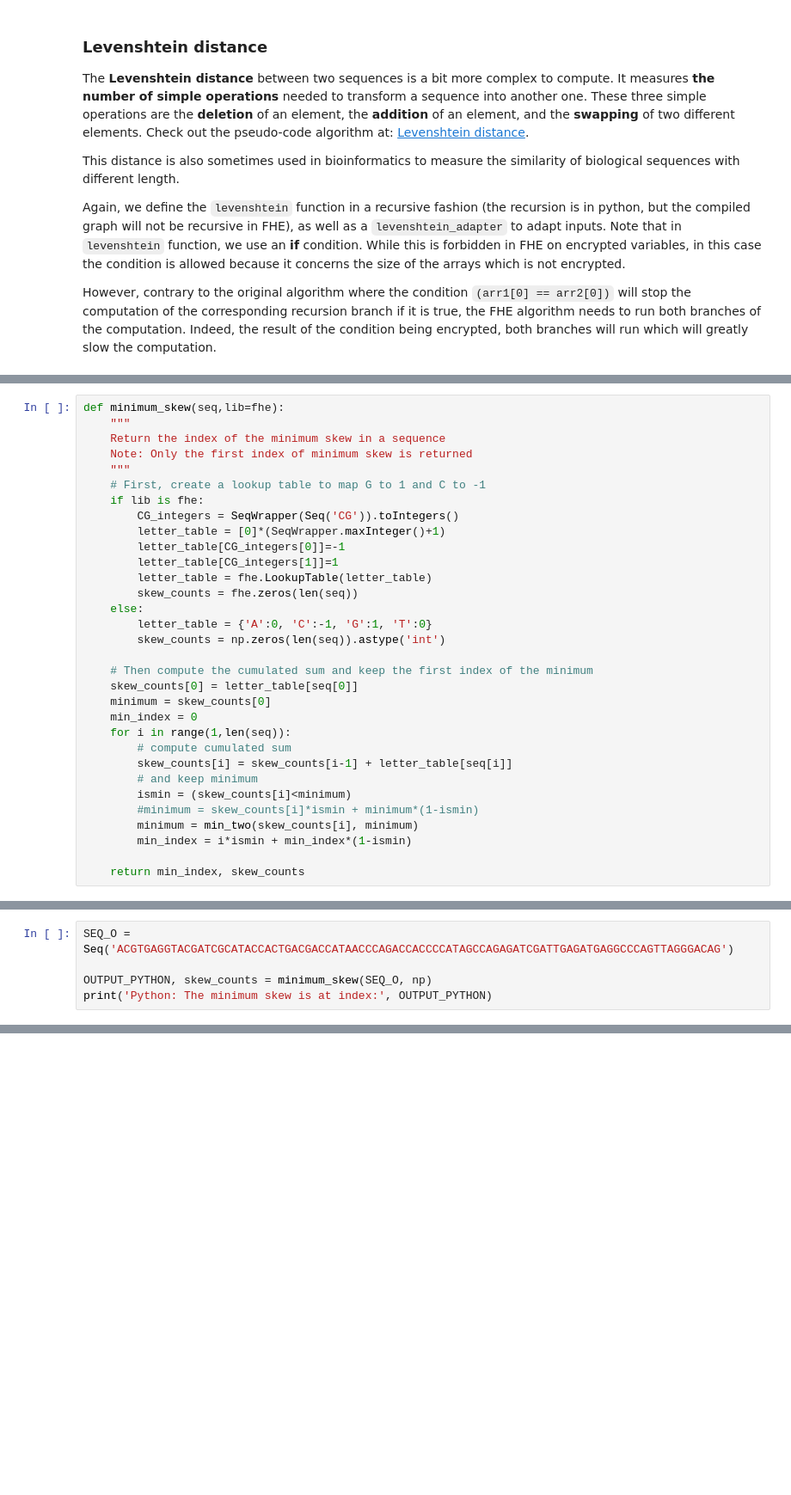
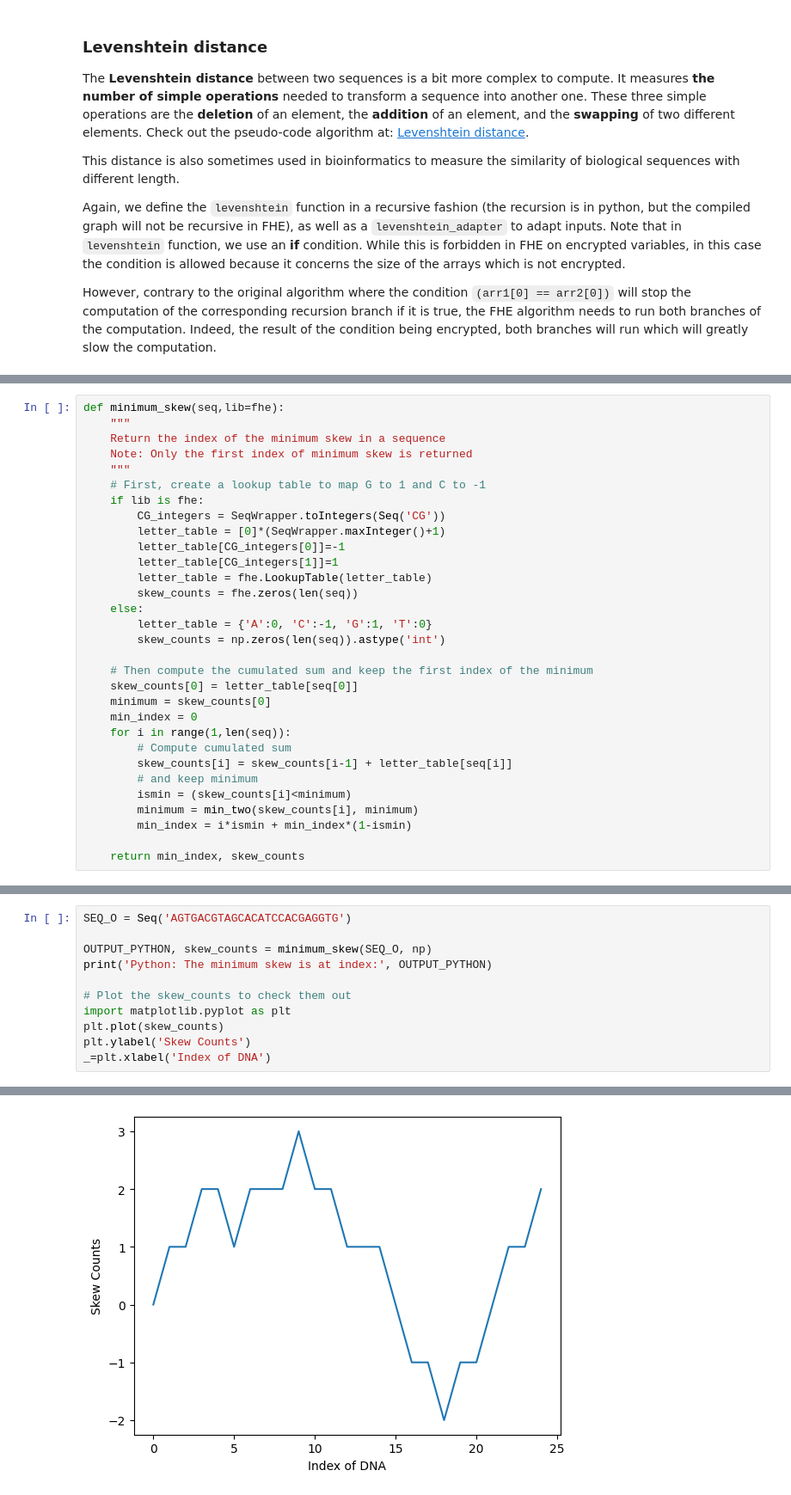
Before and after one commit to Tekkare/concrete-biopython, a Jupyter notebook: tutorial/applications.ipynb, the cells around one changed output, grey strips where cells are left out. Shown at 86% size. Cells and saved outputs as stored; diff of their text form; blank space fills up the shorter version.

```diff
--- a/tutorial/applications.ipynb
+++ b/tutorial/applications.ipynb
@@ -314,7 +377,7 @@ def minimum_skew(seq,lib=fhe):
     """
     # First, create a lookup table to map G to 1 and C to -1
     if lib is fhe:
-        CG_integers = SeqWrapper(Seq('CG')).toIntegers()
+        CG_integers = SeqWrapper.toIntegers(Seq('CG'))
         letter_table = [0]*(SeqWrapper.maxInteger()+1)
         letter_table[CG_integers[0]]=-1
         letter_table[CG_integers[1]]=1
@@ -329,11 +392,10 @@ def minimum_skew(seq,lib=fhe):
     minimum = skew_counts[0]
     min_index = 0
     for i in range(1,len(seq)):
-        # compute cumulated sum
+        # Compute cumulated sum
         skew_counts[i] = skew_counts[i-1] + letter_table[seq[i]]
         # and keep minimum
         ismin = (skew_counts[i]<minimum)
-        #minimum = skew_counts[i]*ismin + minimum*(1-ismin)
         minimum = min_two(skew_counts[i], minimum)
         min_index = i*ismin + min_index*(1-ismin)
 
@@ -343,8 +405,14 @@ As precised, the function will only output the first index where the minimum val
 
 Let's test our function on a clear sequence, and plot the cumulated sum of 'C' letters minus 'G' letters. Then we test it with encrypted data:
 # %%
-SEQ_O = Seq('ACGTGAGGTACGATCGCATACCACTGACGACCATAACCCAGACCACCCCATAGCCAGAGATCGATTGAGATGAGGCCCAGTTAGGGACAG')
+SEQ_O = Seq('AGTGACGTAGCACATCCACGAGGTG')
 
 OUTPUT_PYTHON, skew_counts = minimum_skew(SEQ_O, np)
 print('Python: The minimum skew is at index:', OUTPUT_PYTHON)
+
+# Plot the skew_counts to check them out
+import matplotlib.pyplot as plt
+plt.plot(skew_counts)
+plt.ylabel('Skew Counts')
+_=plt.xlabel('Index of DNA')
 # %% [output]
@@ -351,0 +420 @@ Python: The minimum skew is at index: 54
+[figure, added]
```
Also changed, not shown: parts of 34 cells of this notebook.
